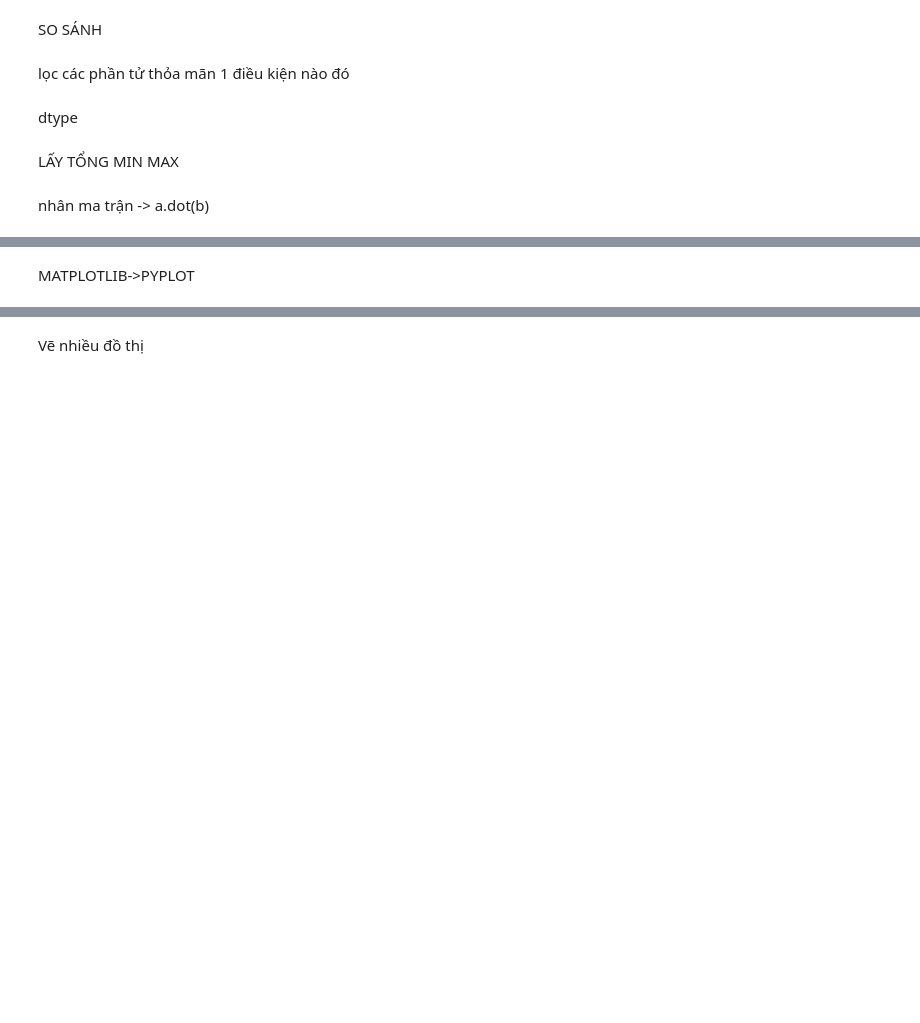
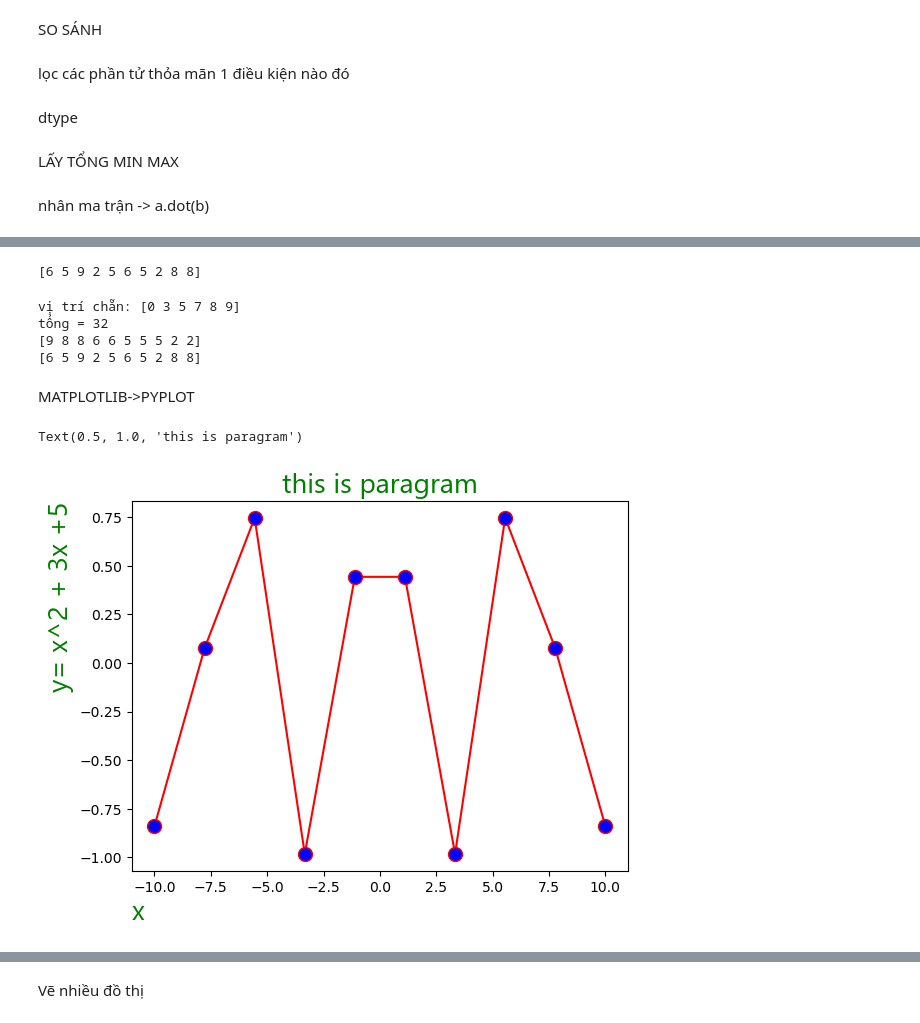
Before and after one commit to hoinguyen2704/my_code_python, a Jupyter notebook: Scientific_Programming_Language/study_numpy.ipynb, the cells around one changed output, grey strips where cells are left out. Drawn from its saved outputs; the diff is of its cells as text; code cells hidden in the pictures; blank space fills up the shorter version.

```diff
--- a/Scientific_Programming_Language/study_numpy.ipynb
+++ b/Scientific_Programming_Language/study_numpy.ipynb
@@ -110,0 +251,17 @@ print(a.dot(b))
+# %%
+a=  input_arr(10)
+print(a)
+# %% [output]
+[6 5 9 2 5 6 5 2 8 8]
+# %%
+print(f"vị trí chẵn: {np.where(a%2 ==0)[0]}")
+total = sum(a[np.where(a%2==0)[0]])
+print(f"tổng = {total}")
+
+b= np.sort(a)[::-1]
+print(b)
+# %% [output]
+vị trí chẵn: [0 3 5 7 8 9]
+tổng = 32
+[9 8 8 6 6 5 5 5 2 2]
+[6 5 9 2 5 6 5 2 8 8]
@@ -114,6 +286,22 @@ MATPLOTLIB->PYPLOT
 import matplotlib.pyplot as plt
 import numpy as np
 import math
+# %%
+from turtle import color
+
+
+x_data=np.linspace(-10, 10, 10)
+
+fx = 2*x_data*x_data + 3*x_data +5
+fx = np.cos(x_data)
+font = {'family':'segoe UI', 'color': 'green', 'size':20}
+plt.plot(x_data, fx, color = "red", marker ='o', ms =10, mec ='r', mfc ='b')
+plt.xlabel("x", fontdict=font, loc='left')
+plt.ylabel("y= x^2 + 3x +5", fontdict=font, loc= 'top')
+plt.title("this is paragram", fontdict=font)
+# %% [output]
+Text(0.5, 1.0, 'this is paragram')
+[figure, added]
 # %%
 X =np.arange(0,2*math.pi+1, math.pi/15)
 y= np.sin(X)
```
Also changed, not shown: parts of 25 cells of this notebook, 21 other files.
